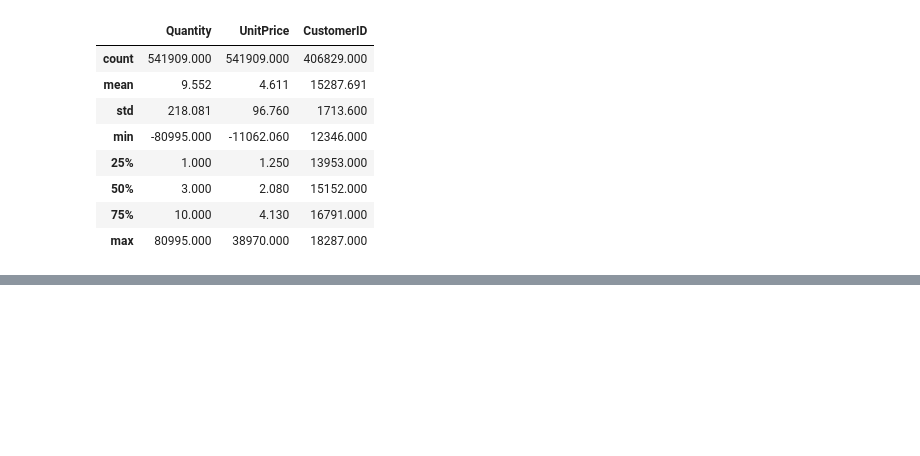
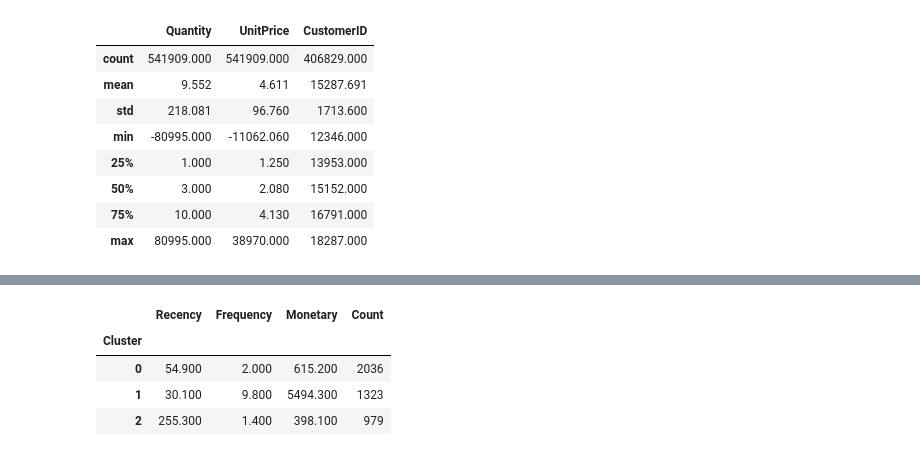
Before and after one commit to kaflebiplob/machine_learning_practice, a Jupyter notebook: unsupervised_notebooks/customer_segmentation.ipynb, the cells around one changed output, grey strips where cells are left out. Cells and saved outputs as stored; diff of their text form; code cells hidden in the pictures; blank space fills up the shorter version.

```diff
--- a/unsupervised_notebooks/customer_segmentation.ipynb
+++ b/unsupervised_notebooks/customer_segmentation.ipynb
@@ -72,0 +161,13 @@ df.describe()
+# %%
+kmeans = KMeans(n_clusters=3, random_state=RANDOM_STATE, n_init=10)
+rfm['Cluster'] = kmeans.fit_predict(rfm_scaled)
+
+cluster_profile = rfm.groupby('Cluster')[['Recency', 'Frequency', 'Monetary']].mean().round(1)
+cluster_profile['Count'] = rfm['Cluster'].value_counts()
+cluster_profile
+# %% [output]
+|  | Recency | Frequency | Monetary | Count |
+| Cluster |  |  |  |  |
+| 0 | 54.900 | 2.000 | 615.200 | 2036 |
+| 1 | 30.100 | 9.800 | 5494.300 | 1323 |
+| 2 | 255.300 | 1.400 | 398.100 | 979 |
```
Also changed, not shown: parts of 11 cells of this notebook.
